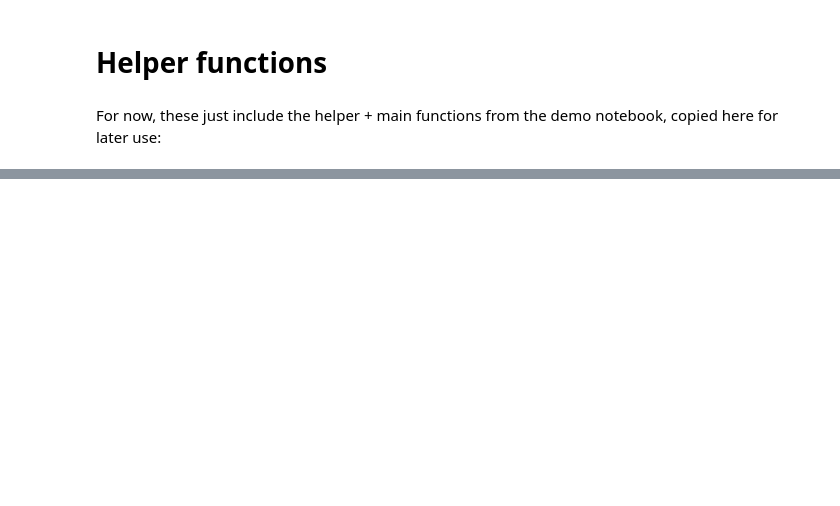
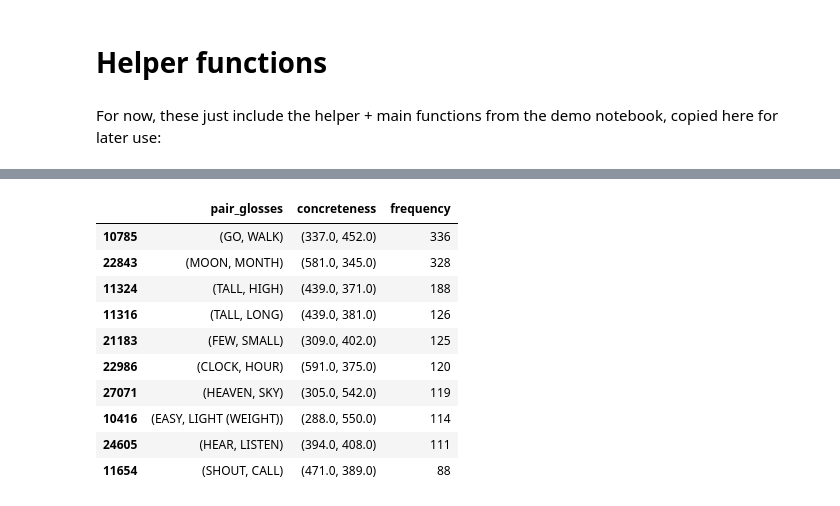
Before and after one commit to akunnamegwa/COG260Project, a Jupyter notebook: colex_demo_notebook.ipynb, the cells around one changed output, grey strips where cells are left out. Cells and saved outputs as stored; diff of their text form; code cells hidden in the pictures; blank space fills up the shorter version.

```diff
--- a/colex_demo_notebook.ipynb
+++ b/colex_demo_notebook.ipynb
@@ -225,3 +263,18 @@ mega['y'] = mega['concreteness'].apply(lambda coord: coord[1])
+# %%
+concrete_abstract = mega[((mega['x'] <= 400) & (mega['y'] > 400)) | ((mega['x'] > 400) & (mega['y'] <= 400))]
+concrete_abstract.sort_values(by="frequency", ascending=False).head(10)[['pair_glosses', "concreteness", "frequency"]]
+# %% [output]
+|  | pair_glosses | concreteness | frequency |
+| 10785 | (GO, WALK) | (337.0, 452.0) | 336 |
+| 22843 | (MOON, MONTH) | (581.0, 345.0) | 328 |
+| 11324 | (TALL, HIGH) | (439.0, 371.0) | 188 |
+| 11316 | (TALL, LONG) | (439.0, 381.0) | 126 |
+| 21183 | (FEW, SMALL) | (309.0, 402.0) | 125 |
+| 22986 | (CLOCK, HOUR) | (591.0, 375.0) | 120 |
+| 27071 | (HEAVEN, SKY) | (305.0, 542.0) | 119 |
+| 10416 | (EASY, LIGHT (WEIGHT)) | (288.0, 550.0) | 114 |
+| 24605 | (HEAR, LISTEN) | (394.0, 408.0) | 111 |
+| 11654 | (SHOUT, CALL) | (471.0, 389.0) | 88 |
 # %%
 counts = counts[counts["all"] != 0]
 type_percents = pd.DataFrame({
```
Also changed, not shown: parts of 19 cells of this notebook.
